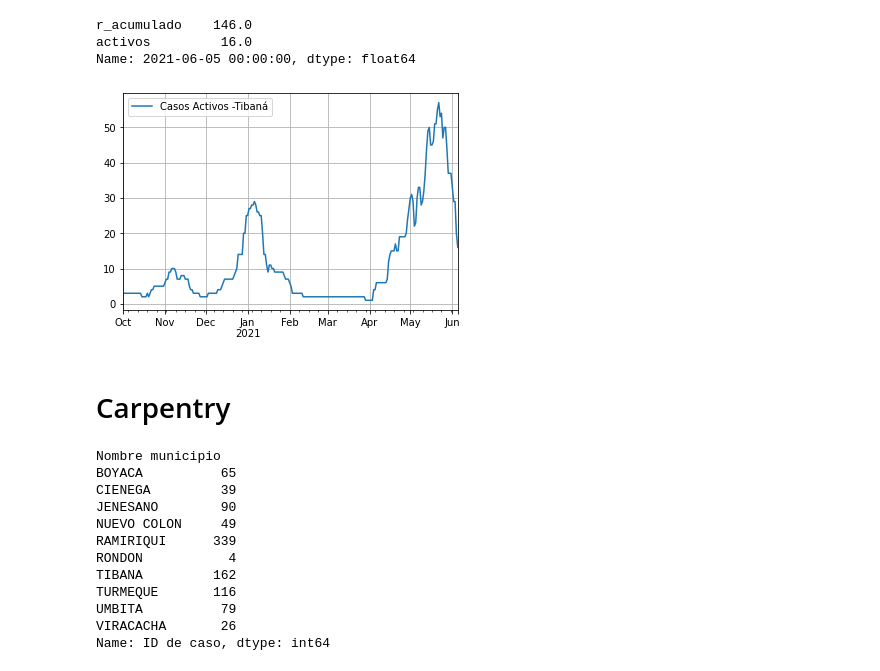
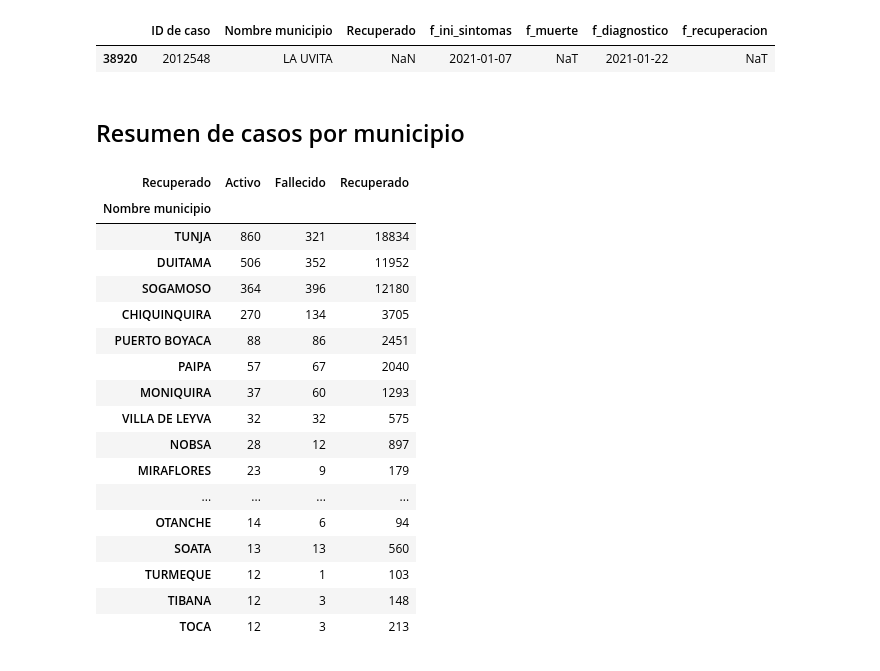
Before and after one commit to JC-AlfonsoR/covid_data_col, a Jupyter notebook: graphics.ipynb, the cells around one changed output. Drawn from its saved outputs; the diff is of its cells as text; code cells hidden in the pictures.

Commit message:
Data process & graphics working simultaneously for all towns

```diff
--- a/graphics.ipynb
+++ b/graphics.ipynb
@@ -119,30 +81,35 @@ casos_n_r.head()
-# %%
-casos_n_r.loc[casos_n_r.index >= "2020-10-01","activos"].plot(label='Casos Activos -Tibaná')
-plt.legend()
-plt.grid()
-plt.savefig('casos_activos_Tibana.png')
-print(casos_n_r.iloc[-1,[-2,-1]])
-# %% [output]
-r_acumulado    146.0
-activos         16.0
-Name: 2021-06-05 00:00:00, dtype: float64
-[figure, removed]
-# %% [markdown]
-# Carpentry
-# %%
-towns = ["BOYACA","CIENEGA", "JENESANO", "NUEVO COLON", "RAMIRIQUI", "TIBANA", "RONDON", "TURMEQUE", "UMBITA", "VIRACACHA"]
-marquez = df[ df["Nombre municipio"].isin(towns) ]
-marquez.groupby("Nombre municipio")["ID de caso"].agg(np.count_nonzero)
-# %% [output]
-Nombre municipio
-BOYACA          65
-CIENEGA         39
-JENESANO        90
-NUEVO COLON     49
-RAMIRIQUI      339
-RONDON           4
-TIBANA         162
-TURMEQUE       116
-UMBITA          79
-VIRACACHA       26
-Name: ID de caso, dtype: int64
+# %%
+# Print Observations with NaN in "Recuperado"
+df[df["Recuperado"].isna()]
+# %% [output]
+|  | ID de caso | Nombre municipio | Recuperado | f_ini_sintomas | f_muerte | f_diagnostico | f_recuperacion |
+| 38920 | 2012548 | LA UVITA | NaN | 2021-01-07 | NaT | 2021-01-22 | NaT |
+# %% [markdown]
+## Resumen de casos por municipio
+# %%
+resumen = df.pivot_table(index="Nombre municipio", columns="Recuperado", values="ID de caso", aggfunc=np.count_nonzero).fillna(0)
+resumen = resumen.sort_values("Activo", ascending=False)
+#resumen["T"] = resumen.sum(axis=1) # Compute total observations to compare with number of "ID de caso"
+resumen.astype(int).head(20)
+
+# count "ID de caso" to compare with same calculation from the "Recuperado Column"
+#df.groupby("Nombre municipio")["ID de caso"].agg(np.count_nonzero).sort_values(ascending=False)
+# %% [output]
+| Recuperado | Activo | Fallecido | Recuperado |
+| Nombre municipio |  |  |  |
+| TUNJA | 860 | 321 | 18834 |
+| DUITAMA | 506 | 352 | 11952 |
+| SOGAMOSO | 364 | 396 | 12180 |
+| CHIQUINQUIRA | 270 | 134 | 3705 |
+| PUERTO BOYACA | 88 | 86 | 2451 |
+| PAIPA | 57 | 67 | 2040 |
+| MONIQUIRA | 37 | 60 | 1293 |
+| VILLA DE LEYVA | 32 | 32 | 575 |
+| NOBSA | 28 | 12 | 897 |
+| MIRAFLORES | 23 | 9 | 179 |
+| ... | ... | ... | ... |
+| OTANCHE | 14 | 6 | 94 |
+| SOATA | 13 | 13 | 560 |
+| TURMEQUE | 12 | 1 | 103 |
+| TIBANA | 12 | 3 | 148 |
+| TOCA | 12 | 3 | 213 |
```
Also changed, not shown: parts of 14 cells of this notebook.
